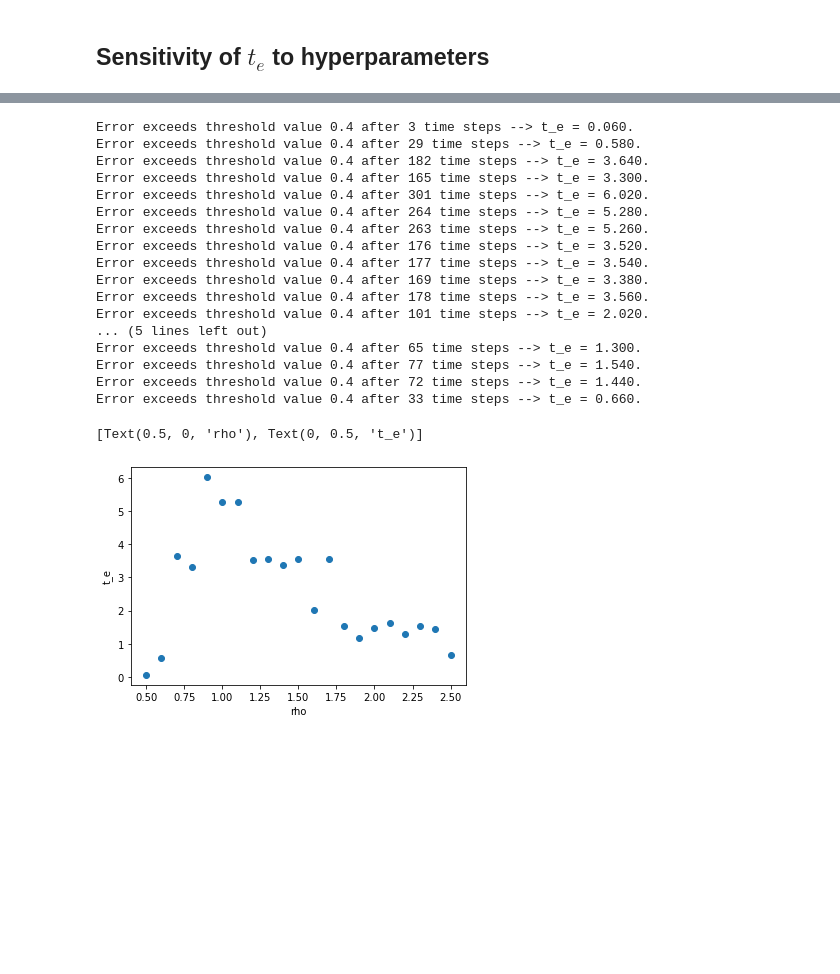
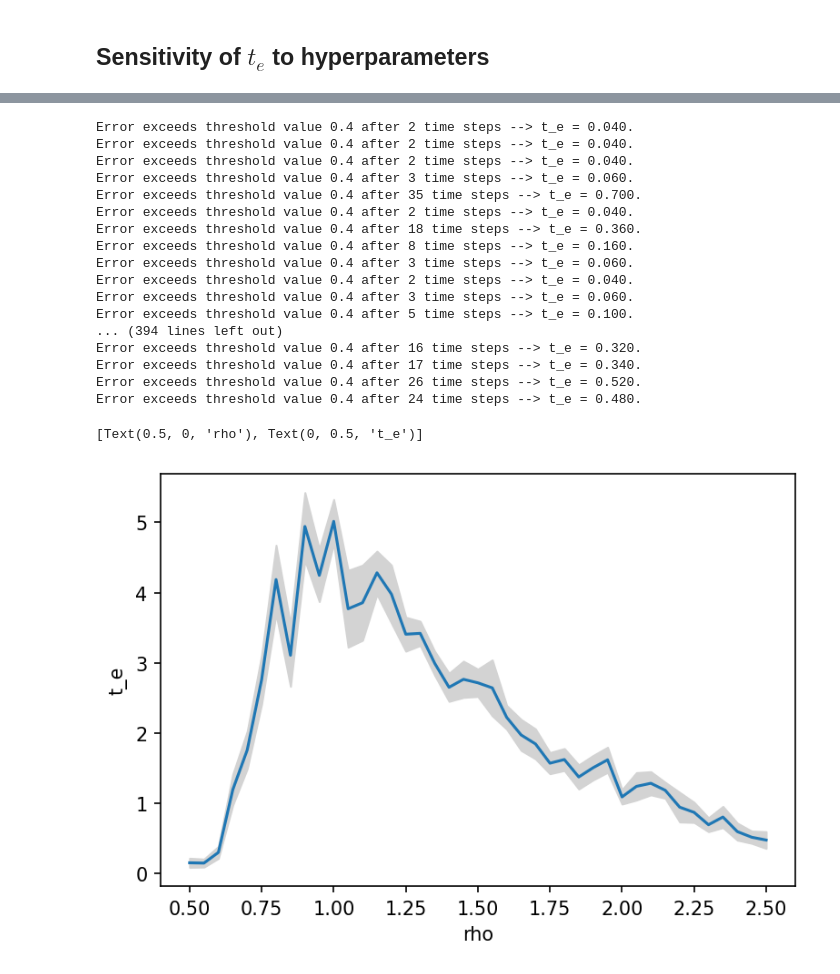
Before and after one commit to AlessandroLovo/ReservoirComputingLorenz, a Jupyter notebook: excercise_iv.ipynb, the cells around one changed output, grey strips where cells are left out. Saved outputs shown, nothing was run; the diff lists cells and outputs as text; code cells hidden in the pictures; blank space fills up the shorter version.

Commit message:
added ensemble statistics for errorbars

```diff
--- a/excercise_iv.ipynb
+++ b/excercise_iv.ipynb
@@ -46,18 +48,24 @@ time = np.linspace(-100,25,num_steps)
 ## Sensitivity of $t_e$ to hyperparameters
 # %%
 # Hyperparameter values
-rho_vals = np.linspace(0.5,2.5,21)
+rho_vals = np.linspace(0.5,2.5,41)
 # %%
 # warmup
 w = 50
 trajtest = traj[:,5000+w-1:]
 
 # Train RC for the different hyperparameter values
+N_ensemble = 10
+
 resnets = []
 preds = []
-for i in range(len(rho_vals)):
-    resnets.append(ResNet(N=300, degree=6, spr=rho_vals[i]))
-    resnets[i].train(traj[:,:5000])
-    resnets[i].compute_Wout(traj[:,:5000])
-    preds.append(resnets[i].test(traj[:,5000:], warmup=50))
-    print('rho = {} done.'.format(rho_vals[i]))
+for i in tqdm(range(len(rho_vals))):
+    resnets_ensemble = []
+    preds_ensemble = []
+    for j in range(N_ensemble):
+        resnets_ensemble.append(ResNet(N=300, degree=6, spr=rho_vals[i]))
+        resnets_ensemble[j].train(traj[:,:5000])
+        resnets_ensemble[j].compute_Wout(traj[:,:5000])
+        preds_ensemble.append(resnets_ensemble[j].test(traj[:,5000:], warmup=50))
+    resnets.append(resnets_ensemble)
+    preds.append(preds_ensemble)
@@ -82,31 +72,39 @@ rho = 2.5 done.
 # %%
 # Calculate t_e for different hyperparameter values
 tes = []
+tes_std = []
 for i in range(len(rho_vals)):
-    tes.append(get_te(preds[i],trajtest,eps=0.4,error_version='normnorm'))
+    tes_ensemble = []
+    for j in range(N_ensemble):
+        tes_ensemble.append(get_te(preds[i][j],trajtest,eps=0.4,error_version='normnorm'))
+    tes.append(np.mean(np.array(tes_ensemble)))
+    tes_std.append(np.std(np.array(tes_ensemble)))
+
+tes_err = tes_std/np.sqrt(N_ensemble)
 # %% [output]
+Error exceeds threshold value 0.4 after 2 time steps --> t_e = 0.040.
+Error exceeds threshold value 0.4 after 2 time steps --> t_e = 0.040.
+Error exceeds threshold value 0.4 after 2 time steps --> t_e = 0.040.
 Error exceeds threshold value 0.4 after 3 time steps --> t_e = 0.060.
-Error exceeds threshold value 0.4 after 29 time steps --> t_e = 0.580.
-Error exceeds threshold value 0.4 after 182 time steps --> t_e = 3.640.
-Error exceeds threshold value 0.4 after 165 time steps --> t_e = 3.300.
-Error exceeds threshold value 0.4 after 301 time steps --> t_e = 6.020.
-Error exceeds threshold value 0.4 after 264 time steps --> t_e = 5.280.
-Error exceeds threshold value 0.4 after 263 time steps --> t_e = 5.260.
-Error exceeds threshold value 0.4 after 176 time steps --> t_e = 3.520.
-Error exceeds threshold value 0.4 after 177 time steps --> t_e = 3.540.
-Error exceeds threshold value 0.4 after 169 time steps --> t_e = 3.380.
-Error exceeds threshold value 0.4 after 178 time steps --> t_e = 3.560.
-Error exceeds threshold value 0.4 after 101 time steps --> t_e = 2.020.
-... (5 lines left out)
-Error exceeds threshold value 0.4 after 65 time steps --> t_e = 1.300.
-Error exceeds threshold value 0.4 after 77 time steps --> t_e = 1.540.
-Error exceeds threshold value 0.4 after 72 time steps --> t_e = 1.440.
-Error exceeds threshold value 0.4 after 33 time steps --> t_e = 0.660.
+Error exceeds threshold value 0.4 after 35 time steps --> t_e = 0.700.
+Error exceeds threshold value 0.4 after 2 time steps --> t_e = 0.040.
+Error exceeds threshold value 0.4 after 18 time steps --> t_e = 0.360.
+Error exceeds threshold value 0.4 after 8 time steps --> t_e = 0.160.
+Error exceeds threshold value 0.4 after 3 time steps --> t_e = 0.060.
+Error exceeds threshold value 0.4 after 2 time steps --> t_e = 0.040.
+Error exceeds threshold value 0.4 after 3 time steps --> t_e = 0.060.
+Error exceeds threshold value 0.4 after 5 time steps --> t_e = 0.100.
+... (394 lines left out)
+Error exceeds threshold value 0.4 after 16 time steps --> t_e = 0.320.
+Error exceeds threshold value 0.4 after 17 time steps --> t_e = 0.340.
+Error exceeds threshold value 0.4 after 26 time steps --> t_e = 0.520.
+Error exceeds threshold value 0.4 after 24 time steps --> t_e = 0.480.
 # %%
 # plot results
-fig, ax = plt.subplots()
-ax.scatter(rho_vals, tes)
+fig, ax = plt.subplots(dpi=150)
+ax.plot(rho_vals, tes)
+ax.fill_between(rho_vals, tes+tes_err, tes-tes_err, color='lightgray')
 ax.set(xlabel='rho', ylabel='t_e')
 # %% [output]
 [Text(0.5, 0, 'rho'), Text(0, 0.5, 't_e')]
-[figure, old version]
+[figure, new version]
```
Also changed, not shown: parts of 2 cells of this notebook.
